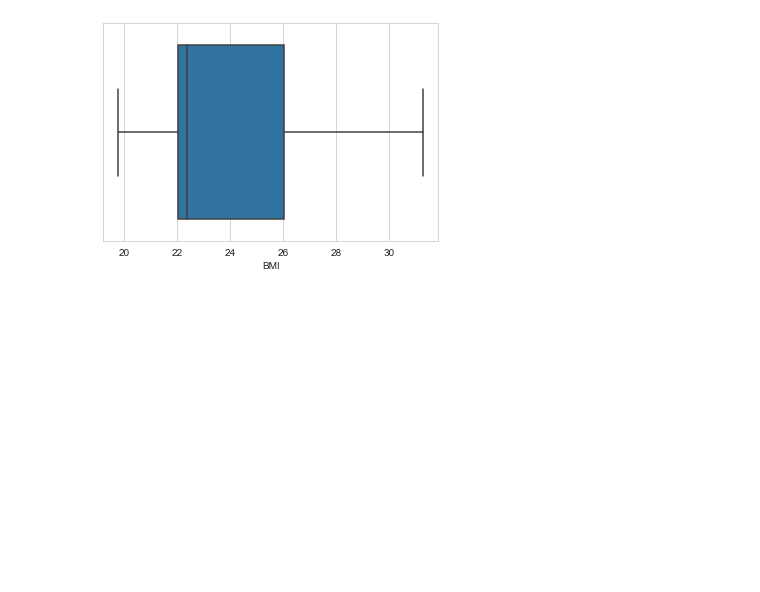
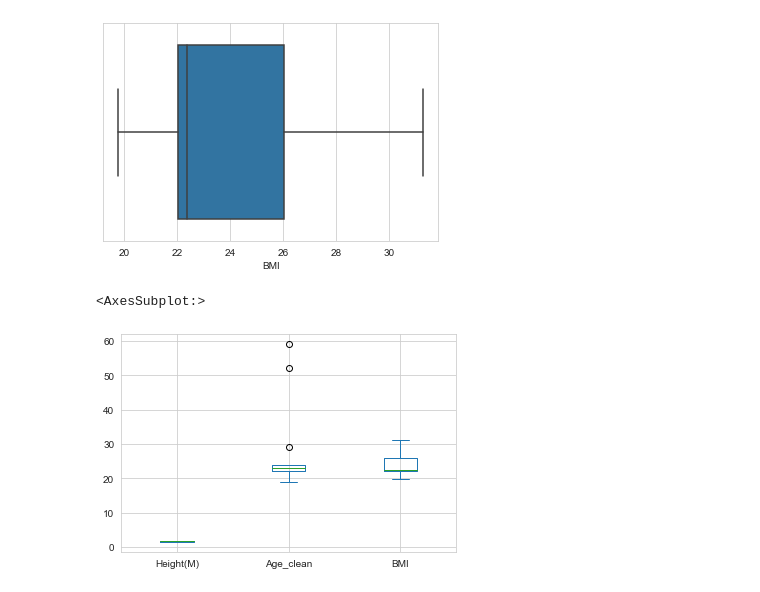
Before and after one commit to mambo-mk/Visualization-and-ML, a Jupyter notebook: Interactive visuals and ML/BMI prediction model.ipynb, the cells around one changed output. Drawn from its saved outputs; the diff is of its cells as text; code cells hidden in the pictures; blank space fills up the shorter version.

```diff
--- a/Interactive visuals and ML/BMI prediction model.ipynb
+++ b/Interactive visuals and ML/BMI prediction model.ipynb
@@ -83,5 +149,12 @@ sns.boxplot(x = 'BMI', data = df)
 # %% [output]
 <AxesSubplot:xlabel='BMI'>
 [figure]
+# %%
+# visualize all
+
+df[["Height(M)","Age_clean","BMI"]].plot(kind = "box")
+# %% [output]
+<AxesSubplot:>
+[figure, added]
 # %%
 # Scatter plot
```
Also changed, not shown: parts of 15 cells of this notebook, 1 other file.
